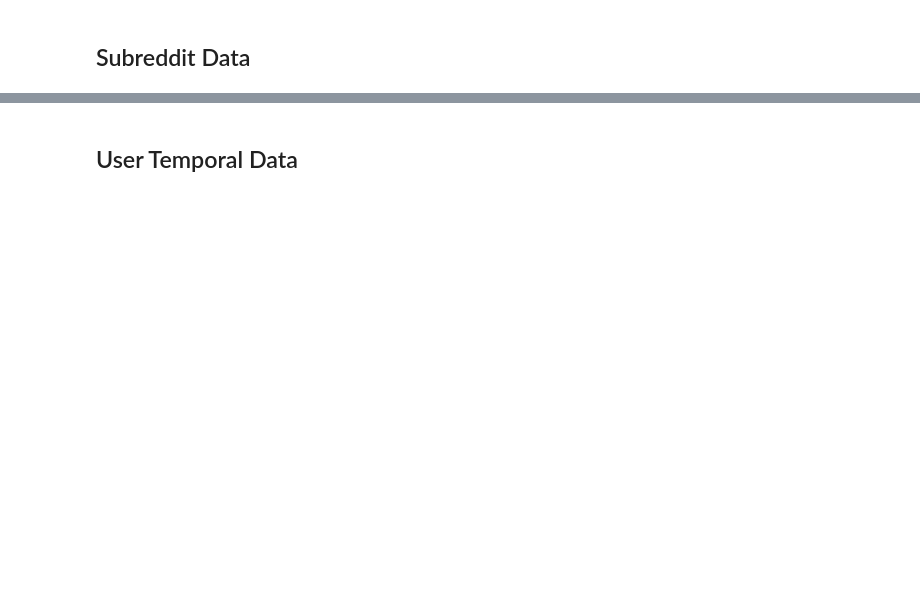
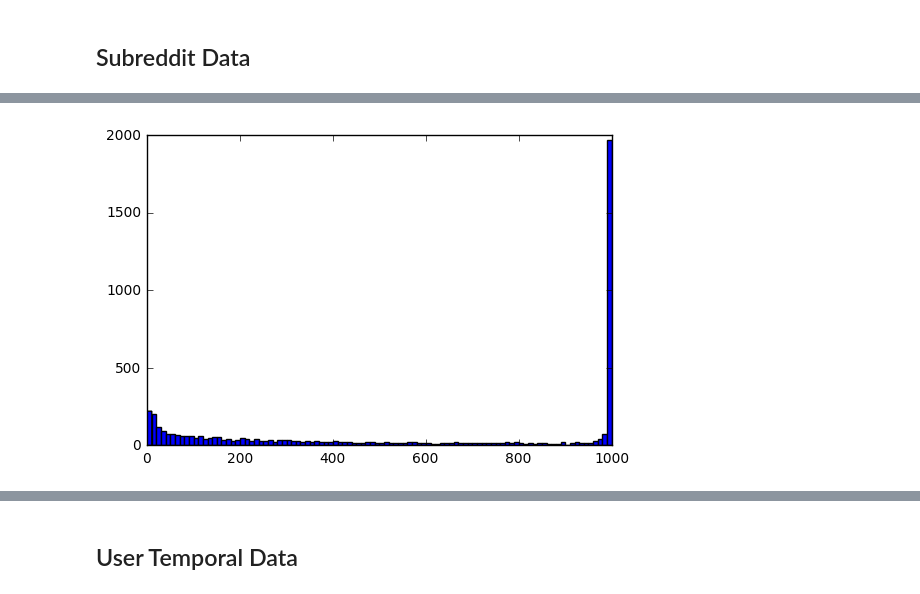
Before and after one commit to cole-maclean/MAI-CI, a Jupyter notebook: notebooks/EDA Notebook.ipynb, the cells around one changed output, grey strips where cells are left out. Saved outputs shown, nothing was run; the diff lists cells and outputs as text; code cells hidden in the pictures; blank space fills up the shorter version.

```diff
--- a/notebooks/EDA Notebook.ipynb
+++ b/notebooks/EDA Notebook.ipynb
@@ -81,0 +134,6 @@ array(['AskReddit', 'pics', 'funny', 'todayilearned', 'gifs', 'gaming',
+# %%
+user_summary = df.groupby(by=['user'])['user']
+plt.hist(user_summary.value_counts(), bins=100)
+plt.show()
+# %% [output]
+[figure, added]
```
Also changed, not shown: parts of 12 cells of this notebook, 2 other files.
